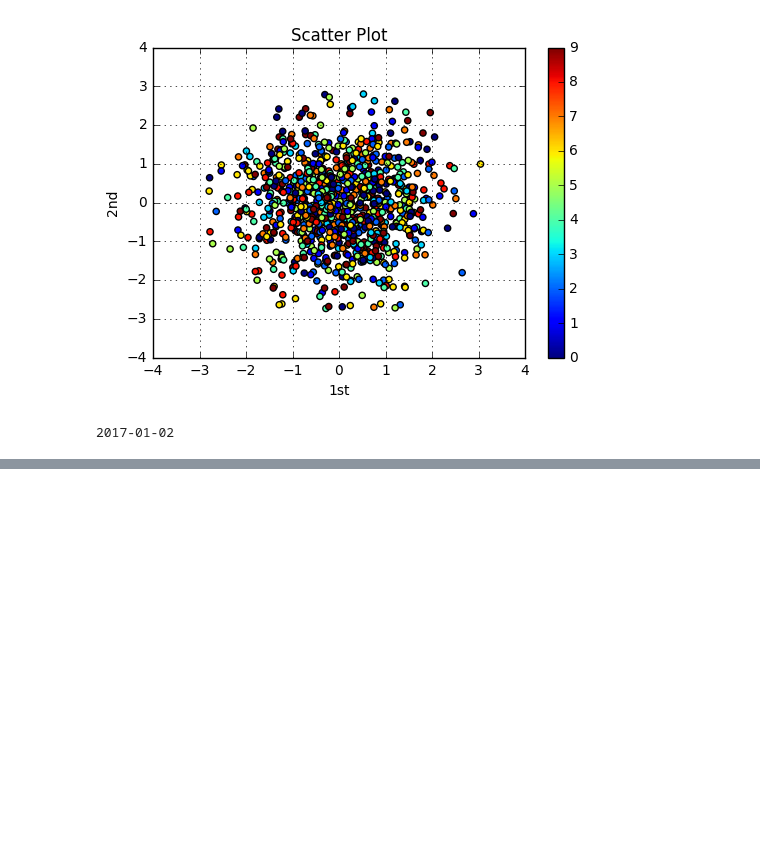
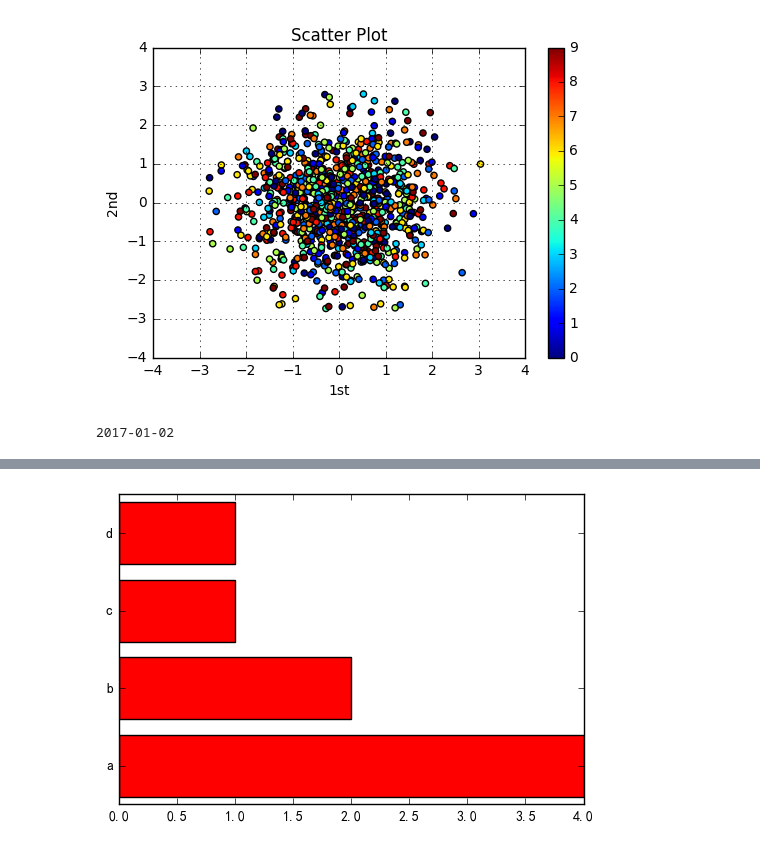
Before and after one commit to xuzuoyang/Blog, a Jupyter notebook: PyTest/PlotTest.ipynb, the cells around one changed output, grey strips where cells are left out. Cells and saved outputs as stored; diff of their text form; code cells hidden in the pictures; blank space fills up the shorter version.

```diff
--- a/PyTest/PlotTest.ipynb
+++ b/PyTest/PlotTest.ipynb
@@ -385,0 +423,13 @@ print(day.strftime('%Y-%m-%d'))
+# %%
+import numpy as np
+import matplotlib.pyplot as plt
+import matplotlib as mpl
+
+data = [4, 2, 1, 1]
+colors = ['r', 'g', 'b']
+xticks = ['a', 'b', 'c', 'd']
+plt.barh(range(len(data)), data, color='r', align='center')
+plt.yticks(np.arange(len(xticks)), xticks)
+plt.show()
+# %% [output]
+[figure, added]
```
Also changed, not shown: parts of 4 cells of this notebook, 1 other file.
